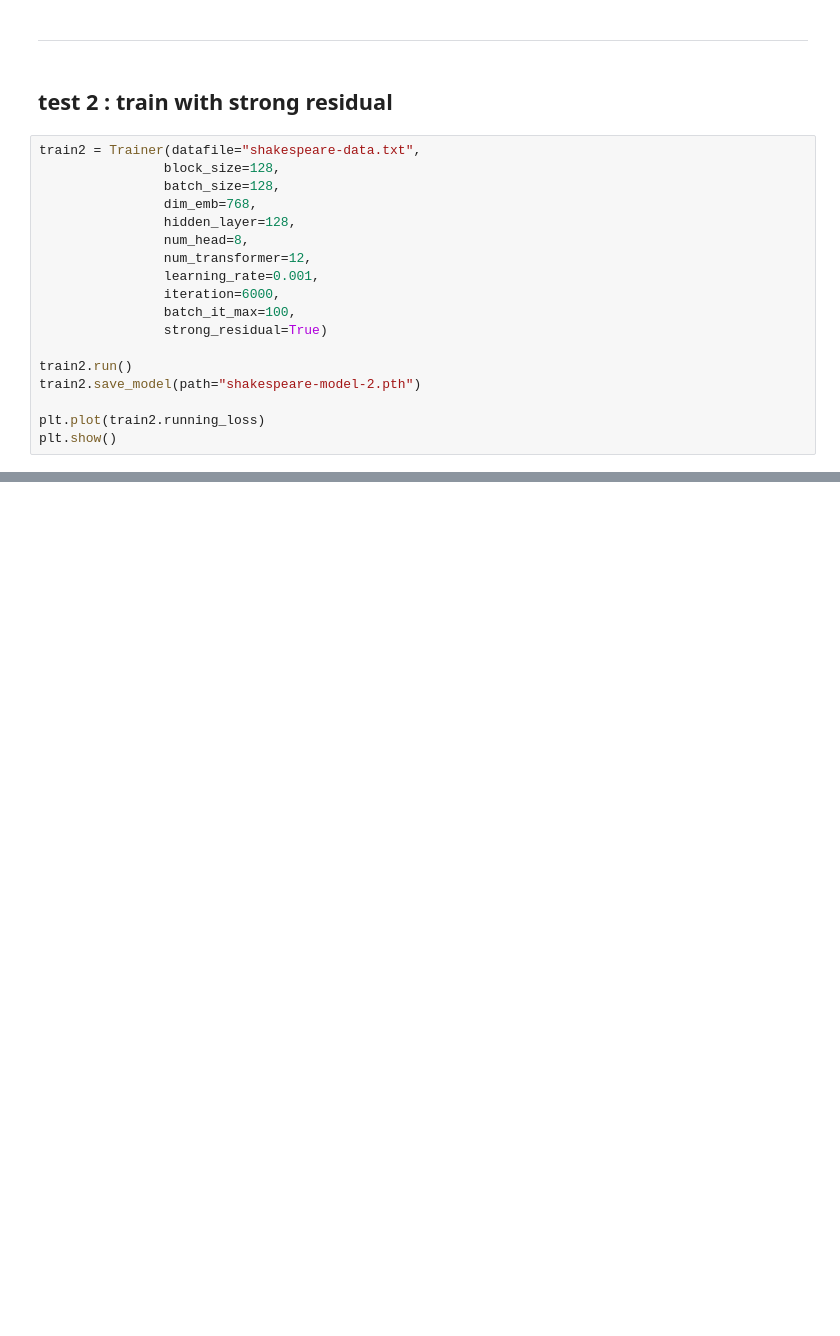
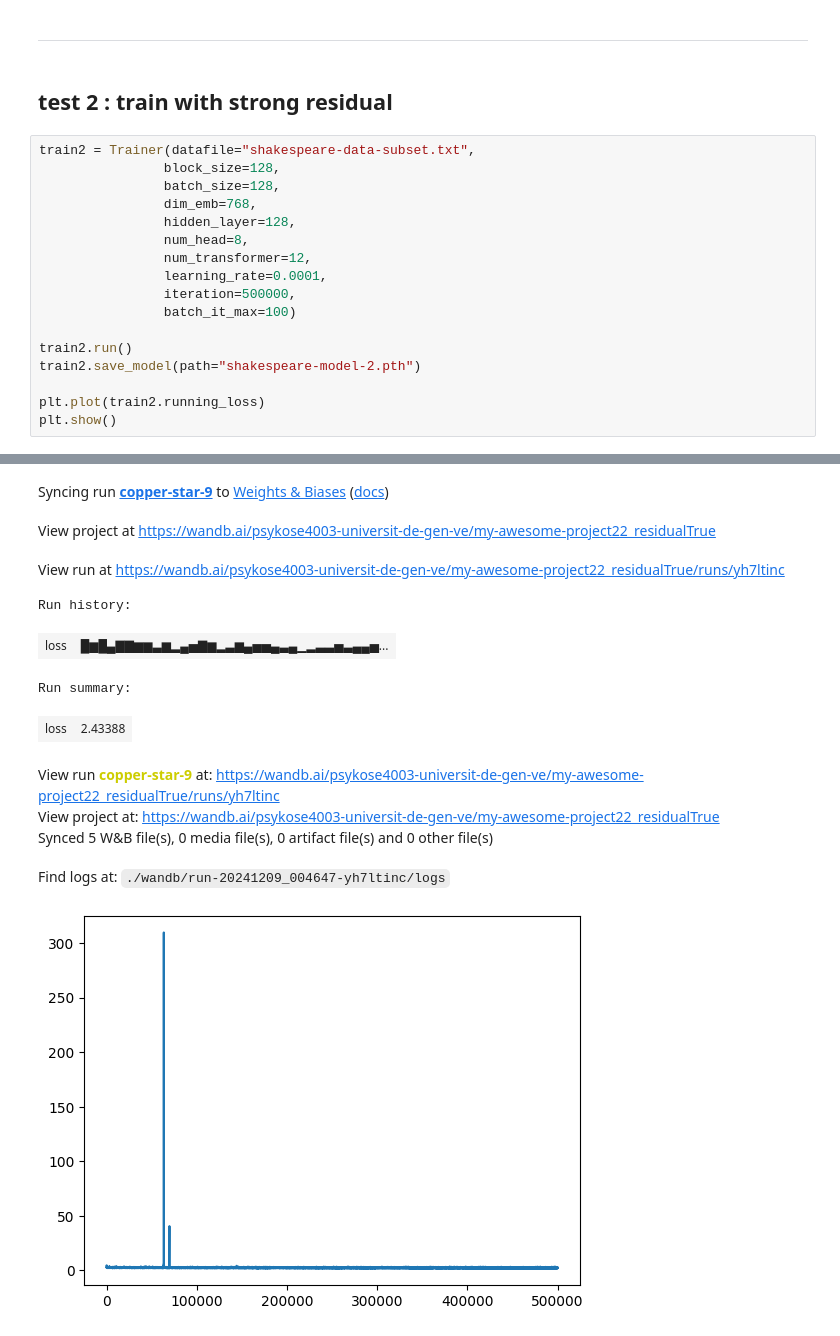
Before and after one commit to synaeira/language_model_project, a Jupyter notebook: test.ipynb, the cells around one changed output, grey strips where cells are left out. Cells and saved outputs as stored; diff of their text form; blank space fills up the shorter version.

```diff
--- a/test.ipynb
+++ b/test.ipynb
@@ -98,20 +96,20 @@ Yos keed MESe lisss sous itousesataith ould and; toore the med mend l the I s n,
 # %% [markdown]
 ## test 2 : train with strong residual
 # %%
-train2 = Trainer(datafile="shakespeare-data.txt",
+train2 = Trainer(datafile="shakespeare-data-subset.txt",
                 block_size=128,
                 batch_size=128,
                 dim_emb=768,
                 hidden_layer=128,
                 num_head=8,
                 num_transformer=12,
-                learning_rate=0.001,
-                iteration=6000,
-                batch_it_max=100,
-                strong_residual=True)
+                learning_rate=0.0001,
+                iteration=500000,
+                batch_it_max=100)
 
 train2.run()
 train2.save_model(path="shakespeare-model-2.pth")
 
 plt.plot(train2.running_loss)
 plt.show()
+# %% [output]
@@ -118,3 +118,15 @@ plt.show()
+Syncing run copper-star-9 to Weights & Biases (docs)
+View project at https://wandb.ai/psykose4003-universit-de-gen-ve/my-awesome-project22_residualTrue
+View run at https://wandb.ai/psykose4003-universit-de-gen-ve/my-awesome-project22_residualTrue/runs/yh7ltinc
+Run history:
+| loss | █▆█▄▇▇▆▆▃▆▂▄▅▇▆▂▃▆▄▅▅▄▃▄▁▂▃▃▅▃▄▄▅... |
+Run summary:
+| loss | 2.43388 |
+View run copper-star-9 at: https://wandb.ai/psykose4003-universit-de-gen-ve/my-awesome-project22_residualTrue/runs/yh7ltinc
+View project at: https://wandb.ai/psykose4003-universit-de-gen-ve/my-awesome-project22_residualTrue
+Synced 5 W&B file(s), 0 media file(s), 0 artifact file(s) and 0 other file(s)
+Find logs at: ./wandb/run-20241209_004647-yh7ltinc/logs
+[figure, added]
 # %%
 # train2 = Trainer("jul-data.txt", 128, 768, 128, 8, 12, 0.001, 20000)
 # train2.load_model()
```
Also changed, not shown: parts of 6 cells of this notebook, 5 other files.
